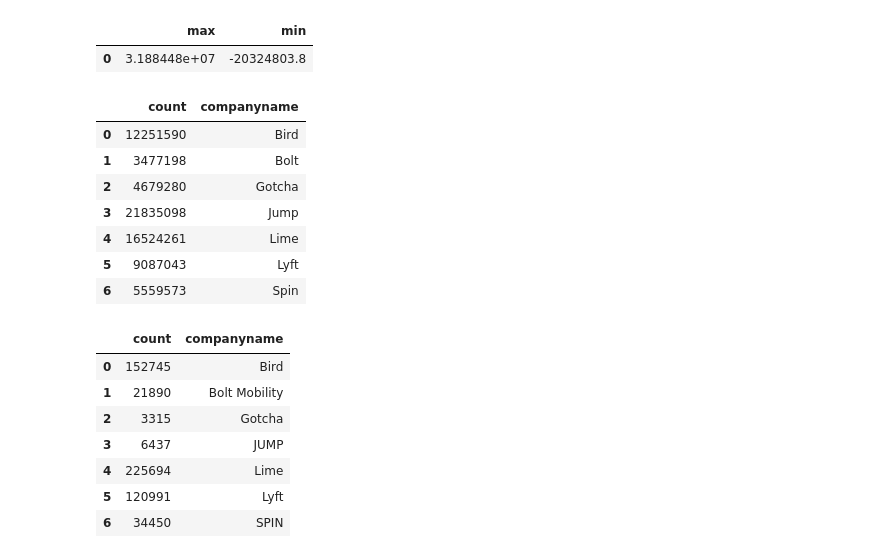
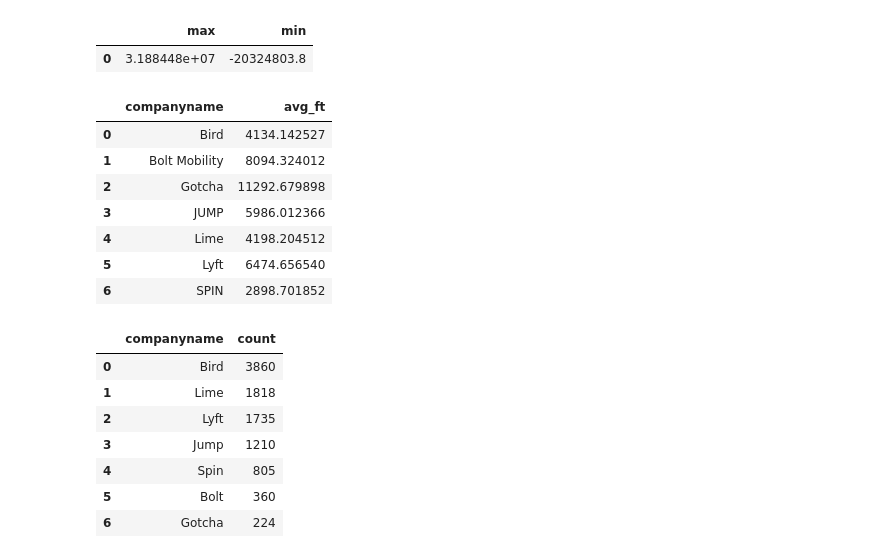
Before and after one commit to NSS-Data-Analytics-Cohort-10/scooters-group-1, a Jupyter notebook: notebooks/scooters_nb.ipynb, the cells around one changed output. Drawn from its saved outputs; the diff is of its cells as text; code cells hidden in the pictures.

```diff
--- a/notebooks/scooters_nb.ipynb
+++ b/notebooks/scooters_nb.ipynb
@@ -282,44 +364,39 @@ trip_dis
 | 0 | 3.188448e+07 | -20324803.8 |
 # %%
 query= '''
-SELECT COUNT(companyname), companyname
-FROM scooters
+SELECT companyname, AVG(tripdistance) AS avg_ft
+FROM trips
 GROUP BY companyname
 '''
-scooters_companyname=pd.read_sql(query, con=engine)
-scooters_companyname
-# count	companyname
-# 2251590	Bird
-# 3477198	Bolt
-# 4679280	Gotcha
-# 21835098	Jump
-# 16524261	Lime
-# 9087043	Lyft
-# 5559573	Spin
+trips_distance_avg=pd.read_sql(query, con=engine)
+trips_distance_avg
 # %% [output]
-|  | count | companyname |
-| 0 | 12251590 | Bird |
-| 1 | 3477198 | Bolt |
-| 2 | 4679280 | Gotcha |
-| 3 | 21835098 | Jump |
-| 4 | 16524261 | Lime |
-| 5 | 9087043 | Lyft |
-| 6 | 5559573 | Spin |
+|  | companyname | avg_ft |
+| 0 | Bird | 4134.142527 |
+| 1 | Bolt Mobility | 8094.324012 |
+| 2 | Gotcha | 11292.679898 |
+| 3 | JUMP | 5986.012366 |
+| 4 | Lime | 4198.204512 |
+| 5 | Lyft | 6474.656540 |
+| 6 | SPIN | 2898.701852 |
 # %%
 query= '''
-SELECT COUNT(companyname), companyname
-FROM trips
+SELECT companyname, COUNT( DISTINCT sumdid)
+FROM scooters
+WHERE sumdgroup <> 'bicycle'
 GROUP BY companyname
+ORDER BY COUNT( DISTINCT sumdid) DESC;
+'''
 
-'''
-trips_companyname=pd.read_sql(query, con=engine)
-trips_companyname
+scooters_number_per_co=pd.read_sql(query, con= engine)
+scooters_number_per_co
+#amount of scooters per company over the 3 months
 # %% [output]
-|  | count | companyname |
-| 0 | 152745 | Bird |
-| 1 | 21890 | Bolt Mobility |
-| 2 | 3315 | Gotcha |
-| 3 | 6437 | JUMP |
-| 4 | 225694 | Lime |
-| 5 | 120991 | Lyft |
-| 6 | 34450 | SPIN |
+|  | companyname | count |
+| 0 | Bird | 3860 |
+| 1 | Lime | 1818 |
+| 2 | Lyft | 1735 |
+| 3 | Jump | 1210 |
+| 4 | Spin | 805 |
+| 5 | Bolt | 360 |
+| 6 | Gotcha | 224 |
```
Also changed, not shown: parts of 29 cells of this notebook, 4 other files.
